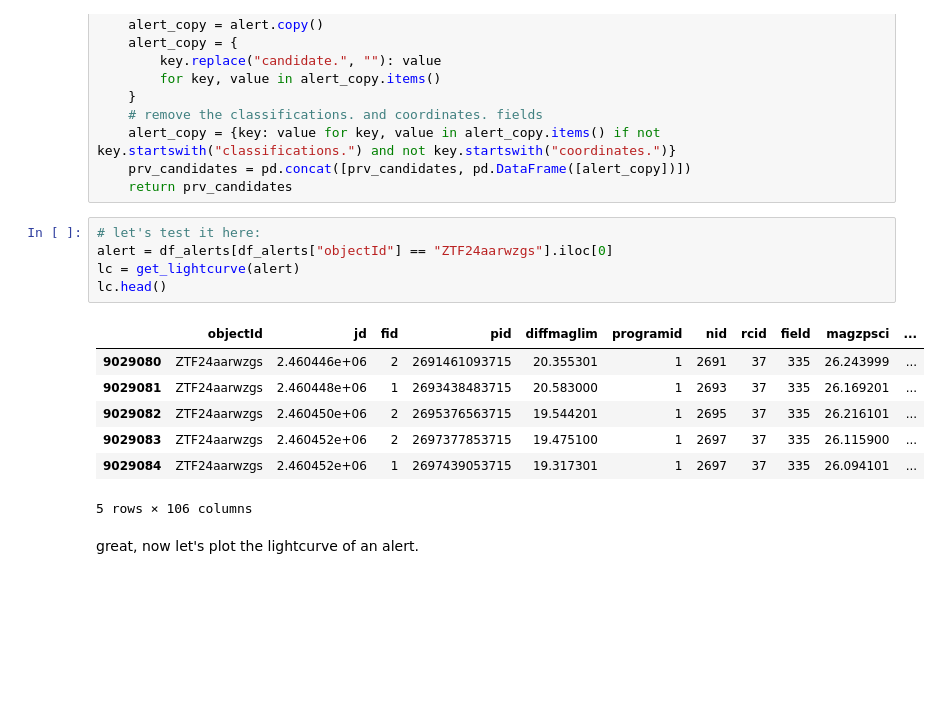
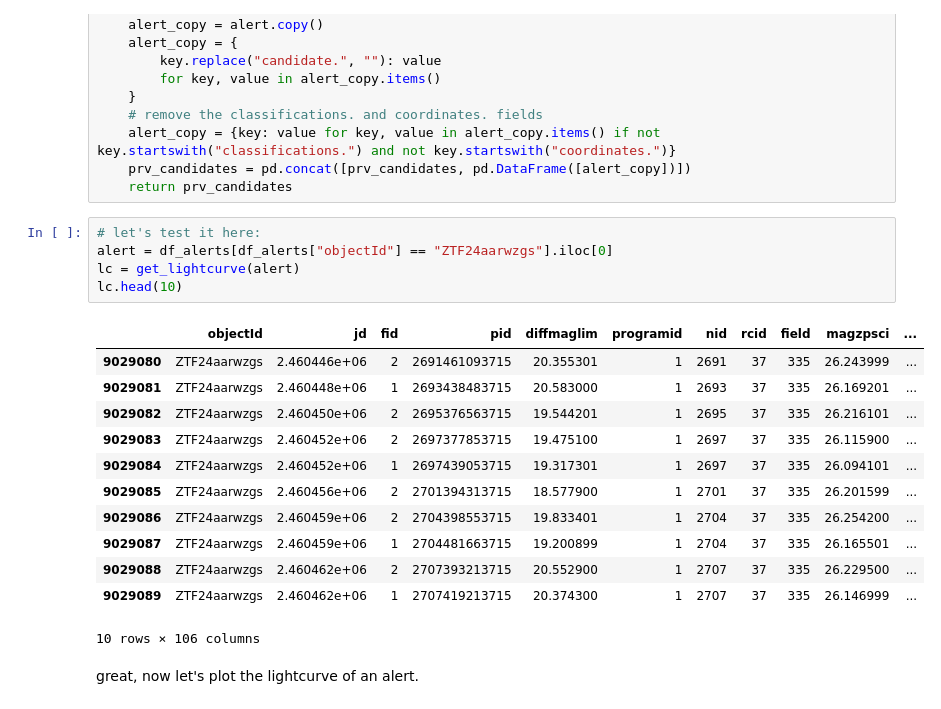
Before and after one commit to Eurekaaaaa/ztf_summer_school_2024, a Jupyter notebook: lectures/01/ztf_alert_filtering.ipynb, the cells around one changed output. Saved outputs shown, nothing was run; the diff lists cells and outputs as text; blank space fills up the shorter version.

```diff
--- a/lectures/01/ztf_alert_filtering.ipynb
+++ b/lectures/01/ztf_alert_filtering.ipynb
@@ -180,16 +185,21 @@ def get_lightcurve(alert):
 # %%
 # let's test it here:
 alert = df_alerts[df_alerts["objectId"] == "ZTF24aarwzgs"].iloc[0]
 lc = get_lightcurve(alert)
-lc.head()
+lc.head(10)
 # %% [output]
 |  | objectId | jd | fid | pid | diffmaglim | programid | nid | rcid | field | magzpsci | ... |
 | 9029080 | ZTF24aarwzgs | 2.460446e+06 | 2 | 2691461093715 | 20.355301 | 1 | 2691 | 37 | 335 | 26.243999 | ... |
 | 9029081 | ZTF24aarwzgs | 2.460448e+06 | 1 | 2693438483715 | 20.583000 | 1 | 2693 | 37 | 335 | 26.169201 | ... |
 | 9029082 | ZTF24aarwzgs | 2.460450e+06 | 2 | 2695376563715 | 19.544201 | 1 | 2695 | 37 | 335 | 26.216101 | ... |
 | 9029083 | ZTF24aarwzgs | 2.460452e+06 | 2 | 2697377853715 | 19.475100 | 1 | 2697 | 37 | 335 | 26.115900 | ... |
 | 9029084 | ZTF24aarwzgs | 2.460452e+06 | 1 | 2697439053715 | 19.317301 | 1 | 2697 | 37 | 335 | 26.094101 | ... |
+| 9029085 | ZTF24aarwzgs | 2.460456e+06 | 2 | 2701394313715 | 18.577900 | 1 | 2701 | 37 | 335 | 26.201599 | ... |
+| 9029086 | ZTF24aarwzgs | 2.460459e+06 | 2 | 2704398553715 | 19.833401 | 1 | 2704 | 37 | 335 | 26.254200 | ... |
+| 9029087 | ZTF24aarwzgs | 2.460459e+06 | 1 | 2704481663715 | 19.200899 | 1 | 2704 | 37 | 335 | 26.165501 | ... |
+| 9029088 | ZTF24aarwzgs | 2.460462e+06 | 2 | 2707393213715 | 20.552900 | 1 | 2707 | 37 | 335 | 26.229500 | ... |
+| 9029089 | ZTF24aarwzgs | 2.460462e+06 | 1 | 2707419213715 | 20.374300 | 1 | 2707 | 37 | 335 | 26.146999 | ... |
-5 rows × 106 columns
+10 rows × 106 columns
 # %% [markdown]
 great, now let's plot the lightcurve of an alert.
 # %%
```
Also changed, not shown: parts of 8 cells of this notebook.
